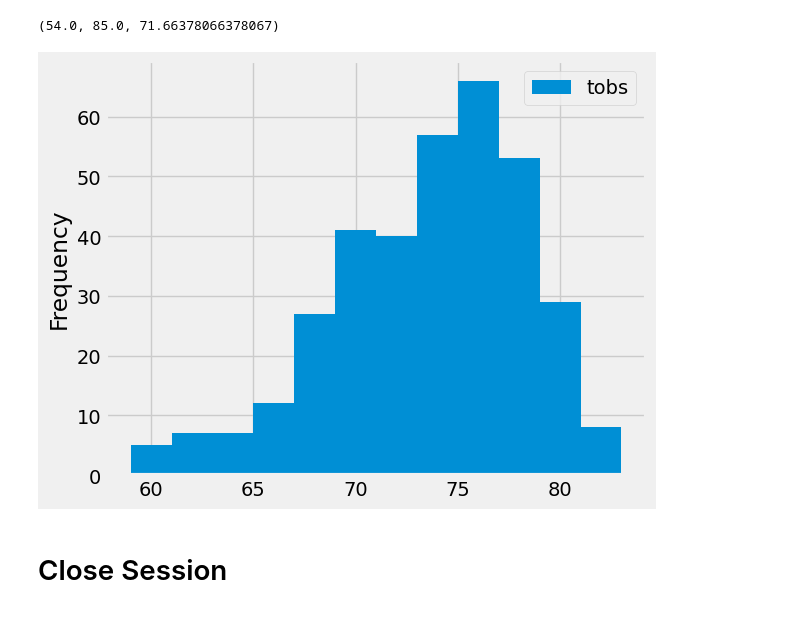
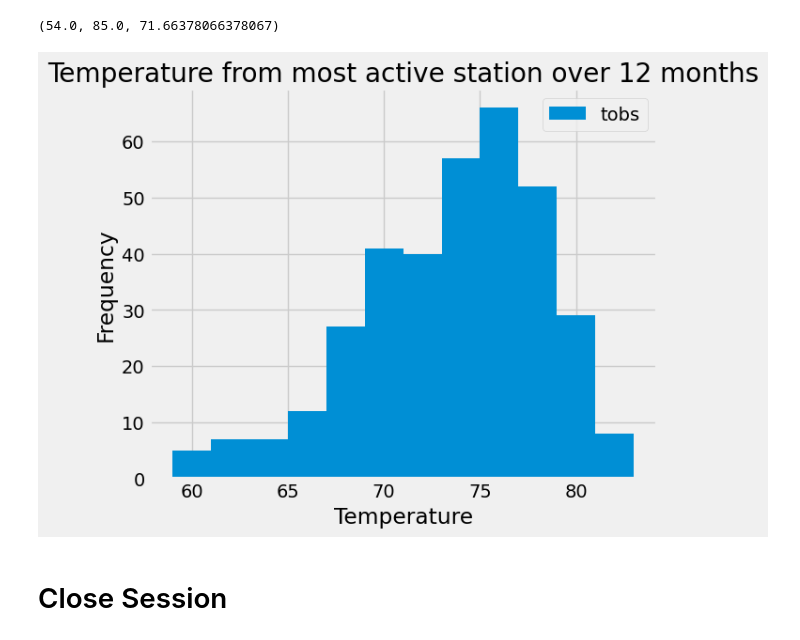
Before and after one commit to kristen1286/Climate_Analysis_Sqlalchemy_FlaskAPI, a Jupyter notebook: surfsup/climate_starter.ipynb, the cells around one changed output. Saved outputs shown, nothing was run; the diff lists cells and outputs as text; code cells hidden in the pictures.

Commit message:
updated .ipynb and image folder

```diff
--- a/surfsup/climate_starter.ipynb
+++ b/surfsup/climate_starter.ipynb
@@ -132,20 +132,22 @@ most_act_station
 # %%
 # Using the most active station id 'USC00519281' = stations_active[0][0]
 # Query the last 12 months of temperature observation data for this station and plot the results as a histogram
 results = session.query(Measurement.tobs).\
     filter(Measurement.station == stations_active[0][0]).\
     filter(Measurement.date >= year_ago).all()
 
 # Convert the results to a DataFrame
 df = pd.DataFrame(results, columns=['tobs'])
 
 # Plot the results as a histogram
 df.plot.hist(bins=12, alpha=1)
 plt.tight_layout()
-#plt.title(f"Temperature from  to  \nmeasured at ")
+plt.xlabel("Temperature")
+plt.title(f"Temperature from most active station over 12 months")
+plt.savefig('images/tobs_histogram.png')
 plt.show()
 # %% [output]
-[figure, old version]
+[figure, new version]
 # %% [markdown]
 # Close Session
 # %%
```
Also changed, not shown: parts of 1 cell of this notebook, 1 other file.
